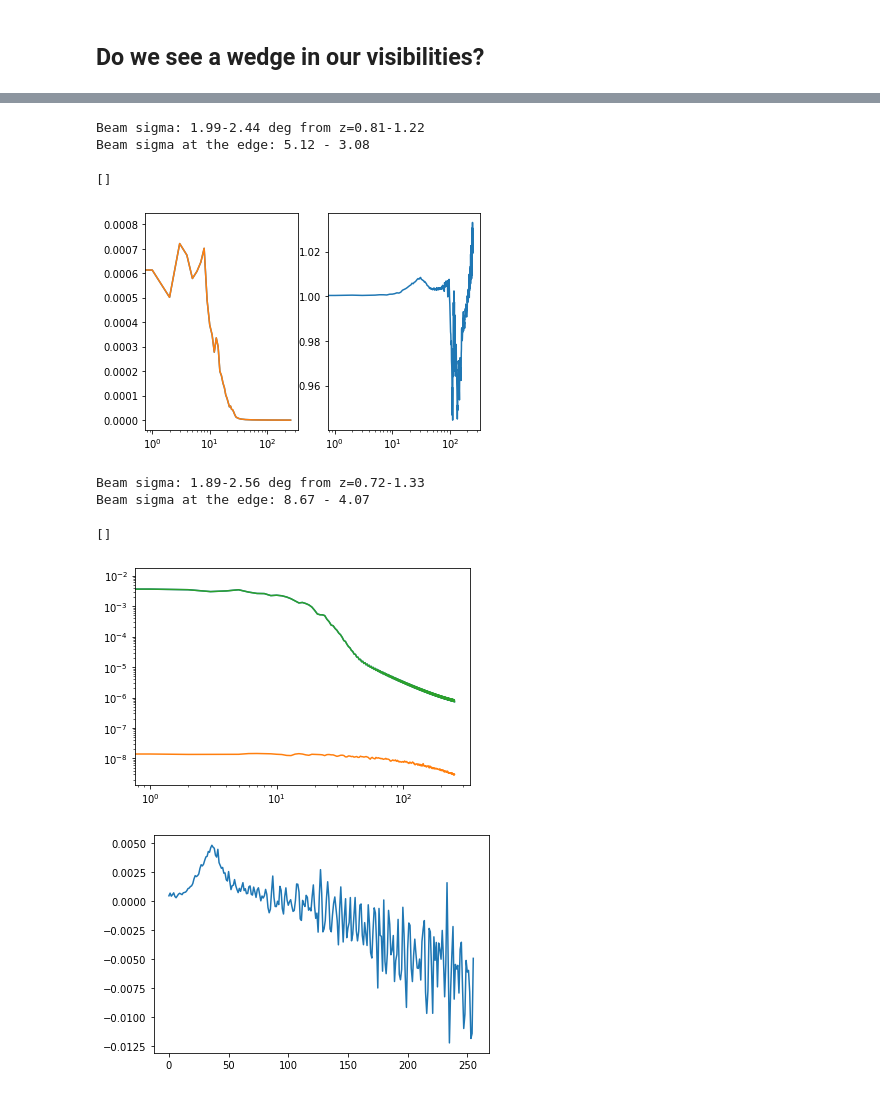
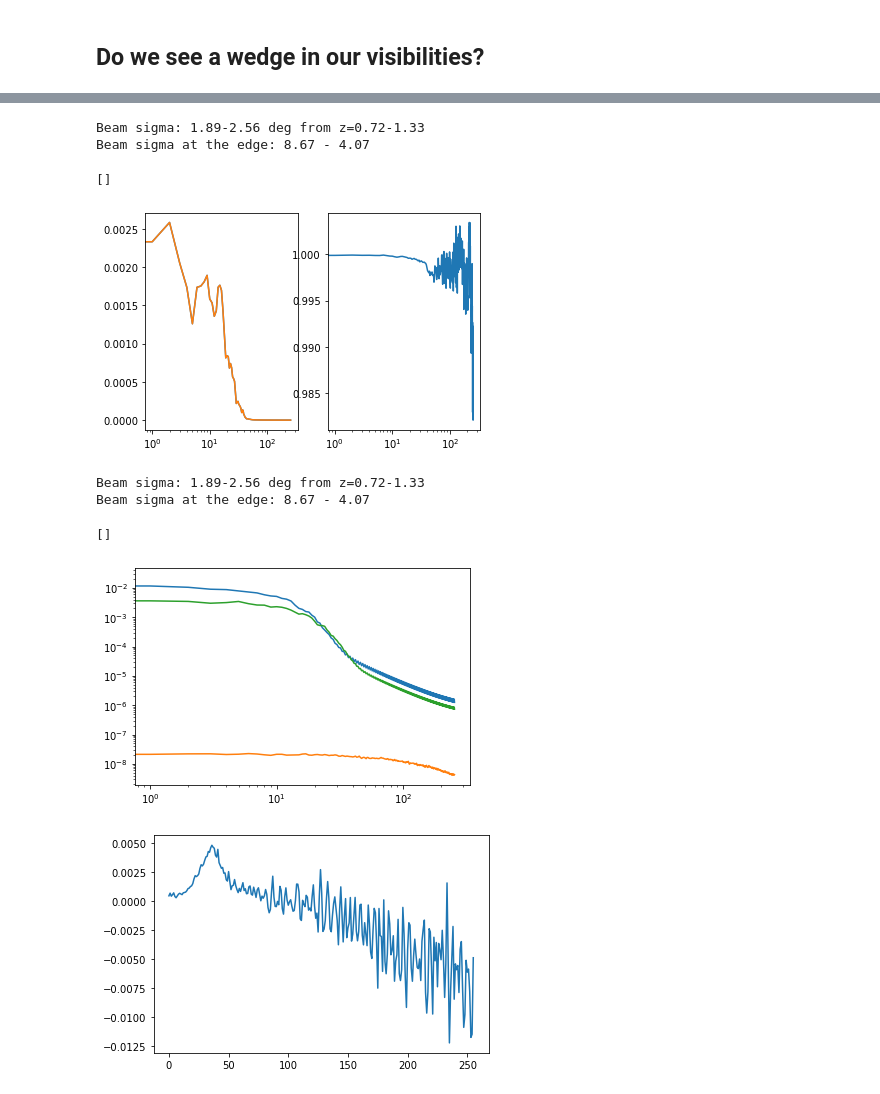
Before and after one commit to radiohep/imcurio, a Jupyter notebook: notebooks/wedge.ipynb, the cells around one changed output, grey strips where cells are left out. Cells and saved outputs as stored; diff of their text form; code cells hidden in the pictures.

```diff
--- a/notebooks/wedge.ipynb
+++ b/notebooks/wedge.ipynb
@@ -15,8 +12,8 @@ The autoreload extension is already loaded. To reload it, use:
 %autoreload
 B = imc.SimBox("../sims/HImesh_0512_z100.fits")
 Bf = imc.SimBox("../sims/Sky_0512_z100_060.0-30.0.fits", conversions_from = B)
-#T=imc.TelSim(N=128)
-#vis = T.get_visibilities(B,vopts={'interpolation':'lasz','a':3.0})
-#visf = T.get_visibilities(Bf,vopts={'interpolation':'lasz','a':3.0})
+T=imc.TelSim(N=128)
+vis = T.get_visibilities(B,vopts={'interpolation':'lasz','a':3.0})
+visf = T.get_visibilities(Bf,vopts={'interpolation':'lasz','a':3.0})
 # %% [output]
 Box size: 32.81-20.88 deg from z=0.72-1.33
@@ -61,28 +63,28 @@ PkP = getPkVis(T,visfP)
 plt.subplot(1,2,1); plt.plot(Pk[13,:]); plt.plot(PkP[13,:]); plt.semilogx()
 plt.subplot(1,2,2); plt.plot(PkP[13,:]/Pk[13,:]); plt.semilogx()
 # %% [output]
-Beam sigma: 1.99-2.44 deg from z=0.81-1.22
-Beam sigma at the edge: 5.12 - 3.08
+Beam sigma: 1.89-2.56 deg from z=0.72-1.33
+Beam sigma at the edge: 8.67 - 4.07
 []
-[figure, old version]
+[figure, new version]
 # %%
 PkSig = getPkVis(T,vis)
 Pk = getPkVis(T,visf)
-plt.plot(Pk[10,:]);
-plt.plot(PkSig[10,:]);
+plt.plot(Pk[8,:]);
+plt.plot(PkSig[8,:]);
 
 #Pk2 = getPkVis(T,T.get_visibilities(Bf,vopts={'interpolation':'lin'}))
 Pk2 = getPkVis(T,T.get_visibilities(Bf,vopts={'a':2.0}))
 
 plt.plot(Pk2[10,:]);
 
 
 plt.loglog()
 # %% [output]
 Beam sigma: 1.89-2.56 deg from z=0.72-1.33
 Beam sigma at the edge: 8.67 - 4.07
 []
-[figure, old version]
+[figure, new version]
 # %%
 plt.plot(Pk[10,:]/Pk2[10,:]-1);
 #plt.loglog()
```
Also changed, not shown: parts of 3 cells of this notebook, 1 other file.
